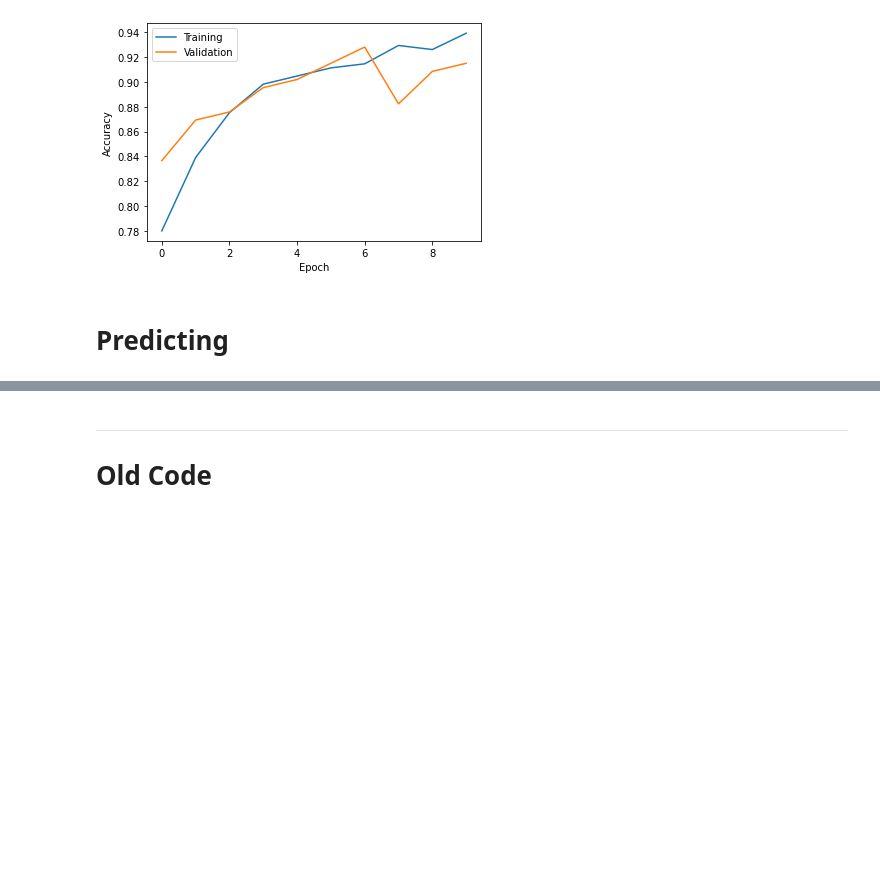
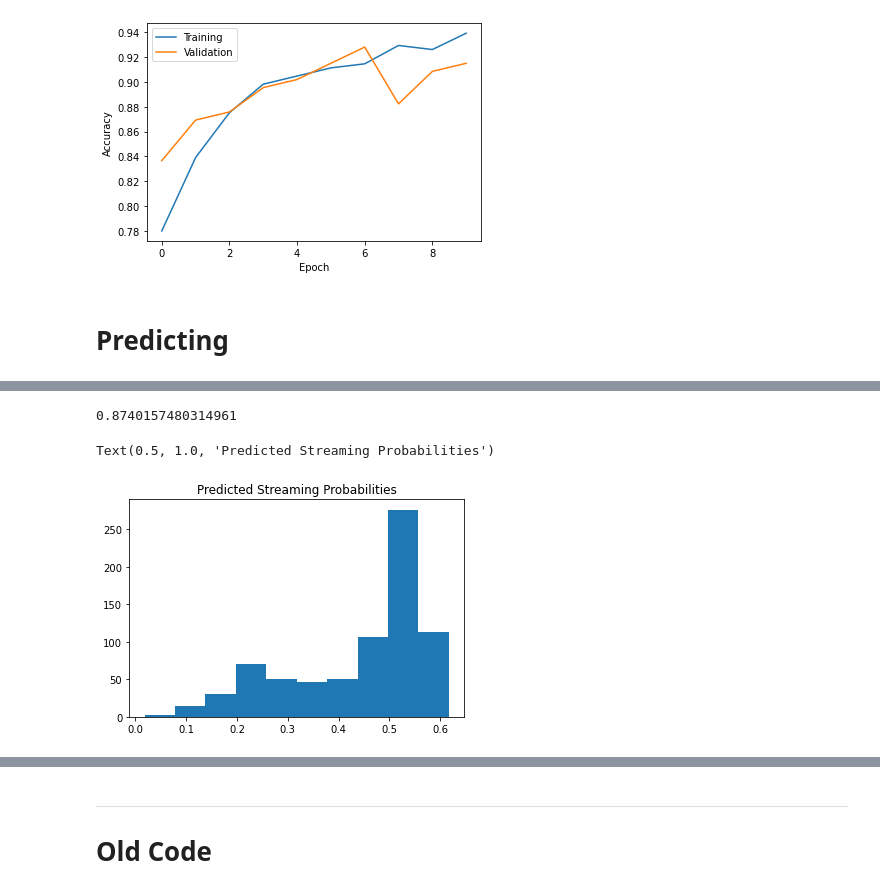
Before and after one commit to parkeraddison/flowpic-replication, a Jupyter notebook: notebooks/8_flowpic.ipynb, the cells around one changed output, grey strips where cells are left out. Saved outputs shown, nothing was run; the diff lists cells and outputs as text; code cells hidden in the pictures; blank space fills up the shorter version.

Commit message:
Add predictions.

```diff
--- a/notebooks/8_flowpic.ipynb
+++ b/notebooks/8_flowpic.ipynb
@@ -405,3 +406,5 @@ import glob
 
 import tensorflow as tf
 from tensorflow import keras
+# %%
+model = keras.models.load_model('../data/out/model-histonly.h5')
@@ -407,0 +431,5 @@ from tensorflow import keras
+# %%
+files = glob.glob('../data/features/*/*.npy')
+dataset, steps = src.models.ingesting.get_dataset(glob.glob('../data/features/*/*.npy'), 32, [0], True)
+# %%
+preds = np.squeeze(model.predict(dataset, steps=steps))
@@ -407,0 +438,3 @@ from tensorflow import keras
+# %%
+preds = np.squeeze(preds)
+preds
@@ -407,0 +461,10 @@ from tensorflow import keras
+# %%
+(p == labels).mean()
+# %% [output]
+0.8740157480314961
+# %%
+plt.hist(preds)
+plt.title('Predicted Streaming Probabilities')
+# %% [output]
+Text(0.5, 1.0, 'Predicted Streaming Probabilities')
+[figure, added]
```
Also changed, not shown: parts of 11 cells of this notebook, 3 other files.
